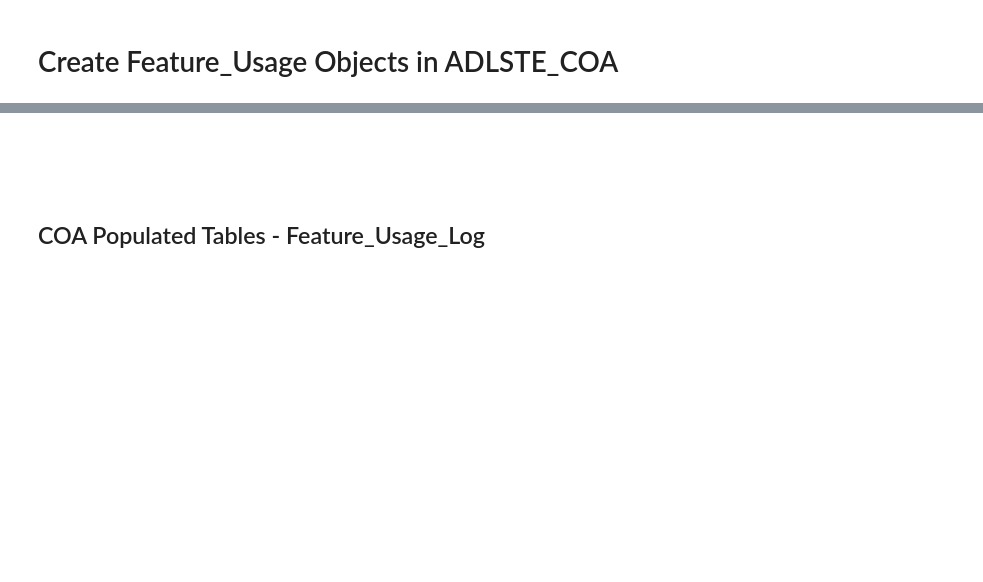
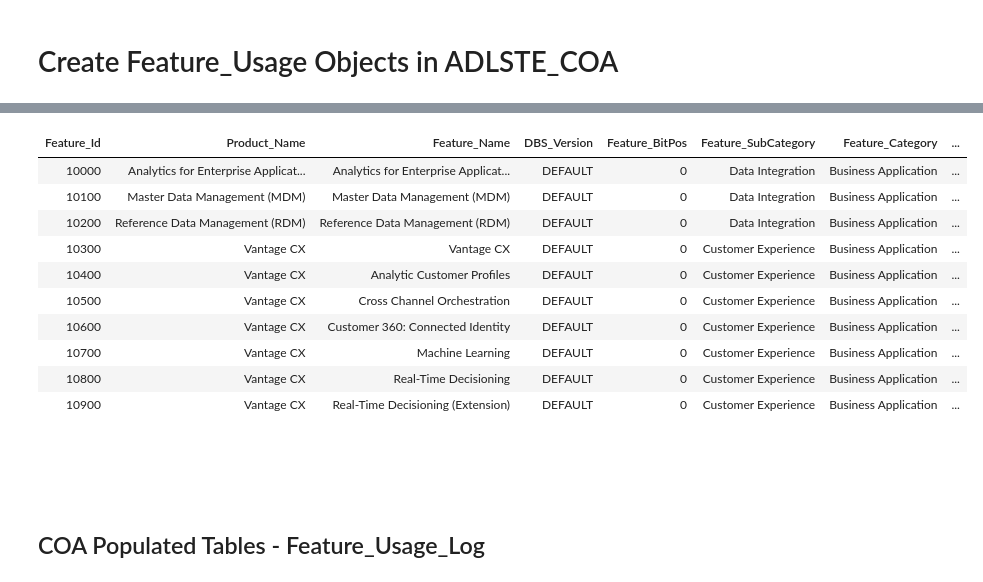
Before and after one commit to tdcoa/sql, a Jupyter notebook: datamodel/Feature_Usage.ipynb, the cells around one changed output, grey strips where cells are left out. Cells and saved outputs as stored; diff of their text form; code cells hidden in the pictures; blank space fills up the shorter version.

```diff
--- a/datamodel/Feature_Usage.ipynb
+++ b/datamodel/Feature_Usage.ipynb
@@ -7,0 +82,14 @@ Success: 'Transcend' connection established and activated for user 'sh186014'
+# %%
+Select top 10 * from adlste_coa.coa_dim_feature  order by 1
+# %% [output]
+| Feature_Id | Product_Name | Feature_Name | DBS_Version | Feature_BitPos | Feature_SubCategory | Feature_Category | ... |
+| 10000 | Analytics for Enterprise Applicat... | Analytics for Enterprise Applicat... | DEFAULT | 0 | Data Integration | Business Application | ... |
+| 10100 | Master Data Management (MDM) | Master Data Management (MDM) | DEFAULT | 0 | Data Integration | Business Application | ... |
+| 10200 | Reference Data Management (RDM) | Reference Data Management (RDM) | DEFAULT | 0 | Data Integration | Business Application | ... |
+| 10300 | Vantage CX | Vantage CX | DEFAULT | 0 | Customer Experience | Business Application | ... |
+| 10400 | Vantage CX | Analytic Customer Profiles | DEFAULT | 0 | Customer Experience | Business Application | ... |
+| 10500 | Vantage CX | Cross Channel Orchestration | DEFAULT | 0 | Customer Experience | Business Application | ... |
+| 10600 | Vantage CX | Customer 360: Connected Identity | DEFAULT | 0 | Customer Experience | Business Application | ... |
+| 10700 | Vantage CX | Machine Learning | DEFAULT | 0 | Customer Experience | Business Application | ... |
+| 10800 | Vantage CX | Real-Time Decisioning | DEFAULT | 0 | Customer Experience | Business Application | ... |
+| 10900 | Vantage CX | Real-Time Decisioning (Extension) | DEFAULT | 0 | Customer Experience | Business Application | ... |
```
Also changed, not shown: parts of 28 cells of this notebook, 6 other files.
